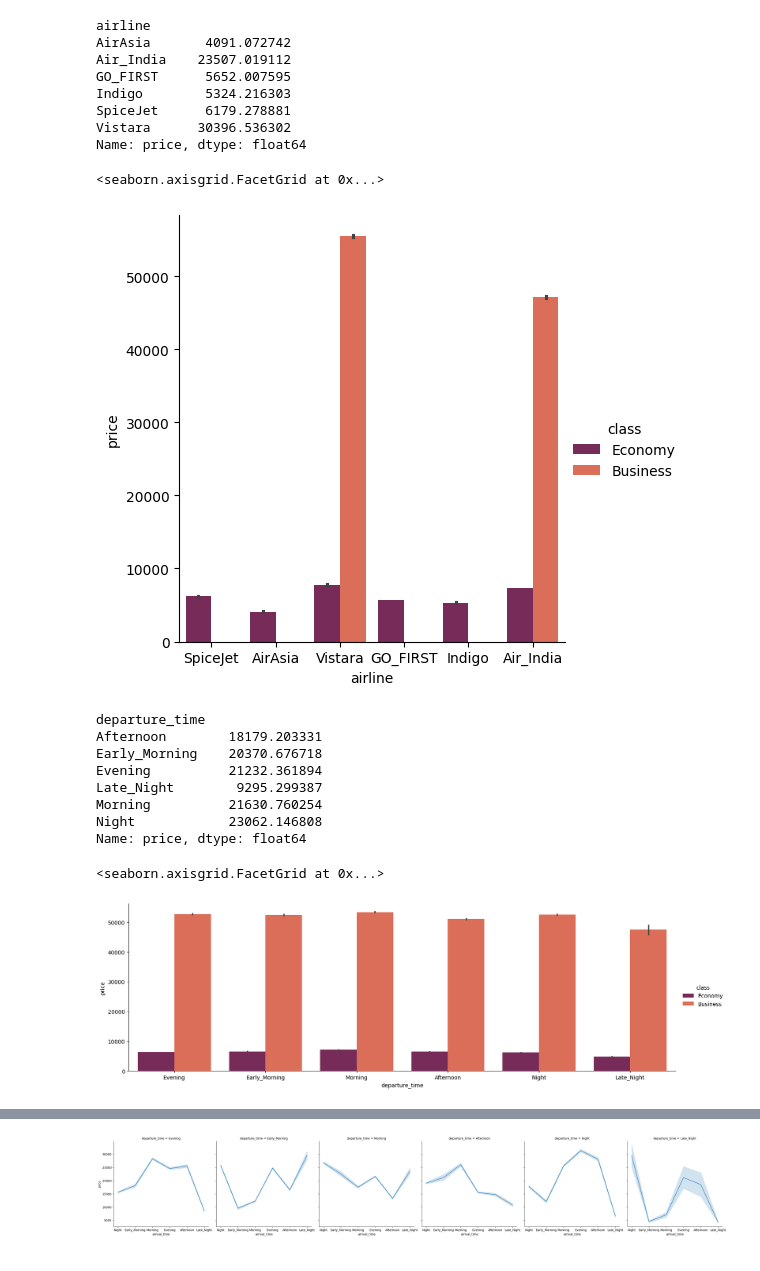
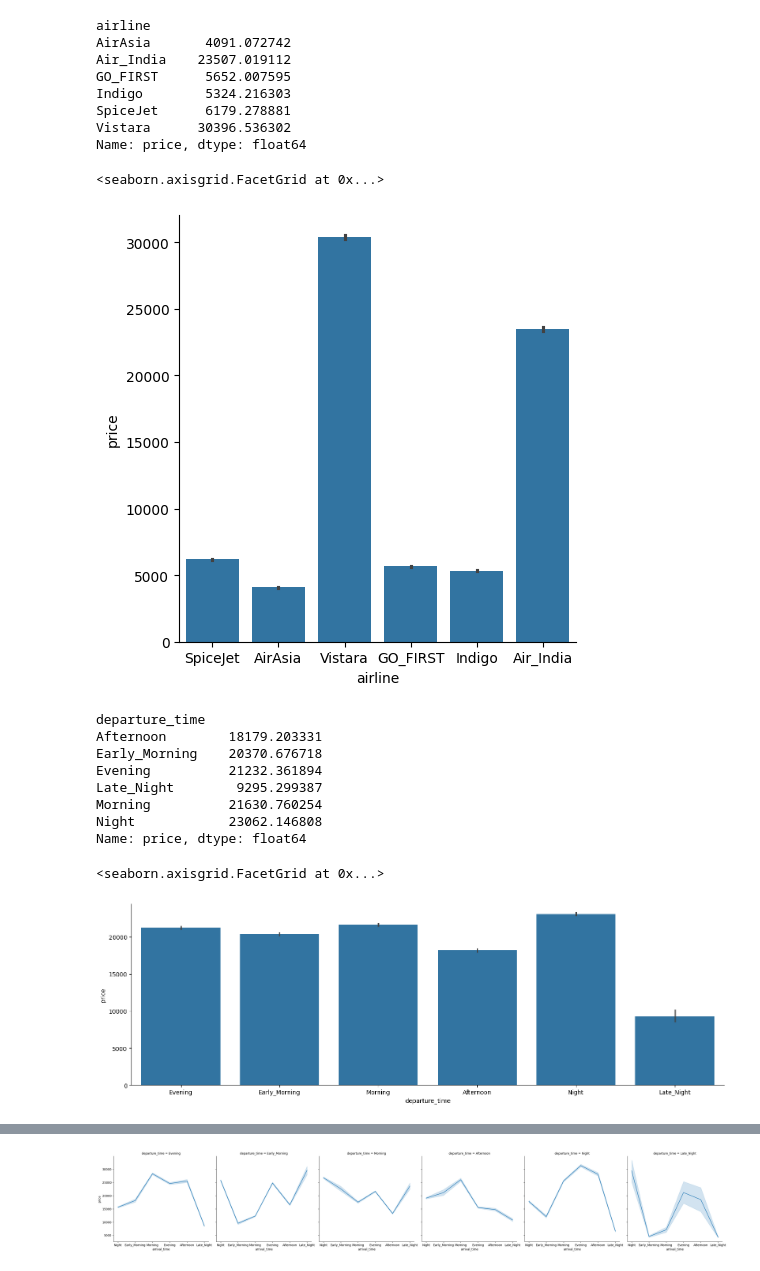
Before and after one commit to andiubaid09/Exploratory-Data-Analysis, a Jupyter notebook: Airlines Flight Data/eda_airlines.ipynb, the cells around one changed output, grey strips where cells are left out. Saved outputs shown, nothing was run; the diff lists cells and outputs as text; code cells hidden in the pictures.

Commit message:
Update eda Flight Data

```diff
--- a/Airlines Flight Data/eda_airlines.ipynb
+++ b/Airlines Flight Data/eda_airlines.ipynb
@@ -397,10 +397,10 @@ Vistara      30396.536302
 Name: price, dtype: float64
 # %%
 # Membuat tampilan visualisasi rata-rata harga tiket untuk beberapa airlines
-sns.catplot(x= 'airline', y='price', kind='bar', palette='rocket', data = datasheet, hue='class', height=5, weights=2)
+sns.catplot(x= 'airline', y='price', kind='bar', legend=False, data = datasheet, height=5, weights=2)
 # %% [output]
 <seaborn.axisgrid.FacetGrid at 0x...>
-[figure, old version]
+[figure, new version]
 # %%
 # Menampilkan harga tiket termahal berdasarkan waktu penerbangan
 datasheet.groupby('departure_time')['price'].mean()
@@ -418,11 +418,10 @@ Name: price, dtype: float64
 sns.catplot(x='departure_time',
             y='price',
             kind='bar',
-            palette='rocket',
+            legend=False,
             data=datasheet,
-            hue='class',
             height = 5,
             aspect= 3)
 # %% [output]
 <seaborn.axisgrid.FacetGrid at 0x...>
-[figure, old version]
+[figure, new version]
```
Also changed, not shown: parts of 2 cells of this notebook.
